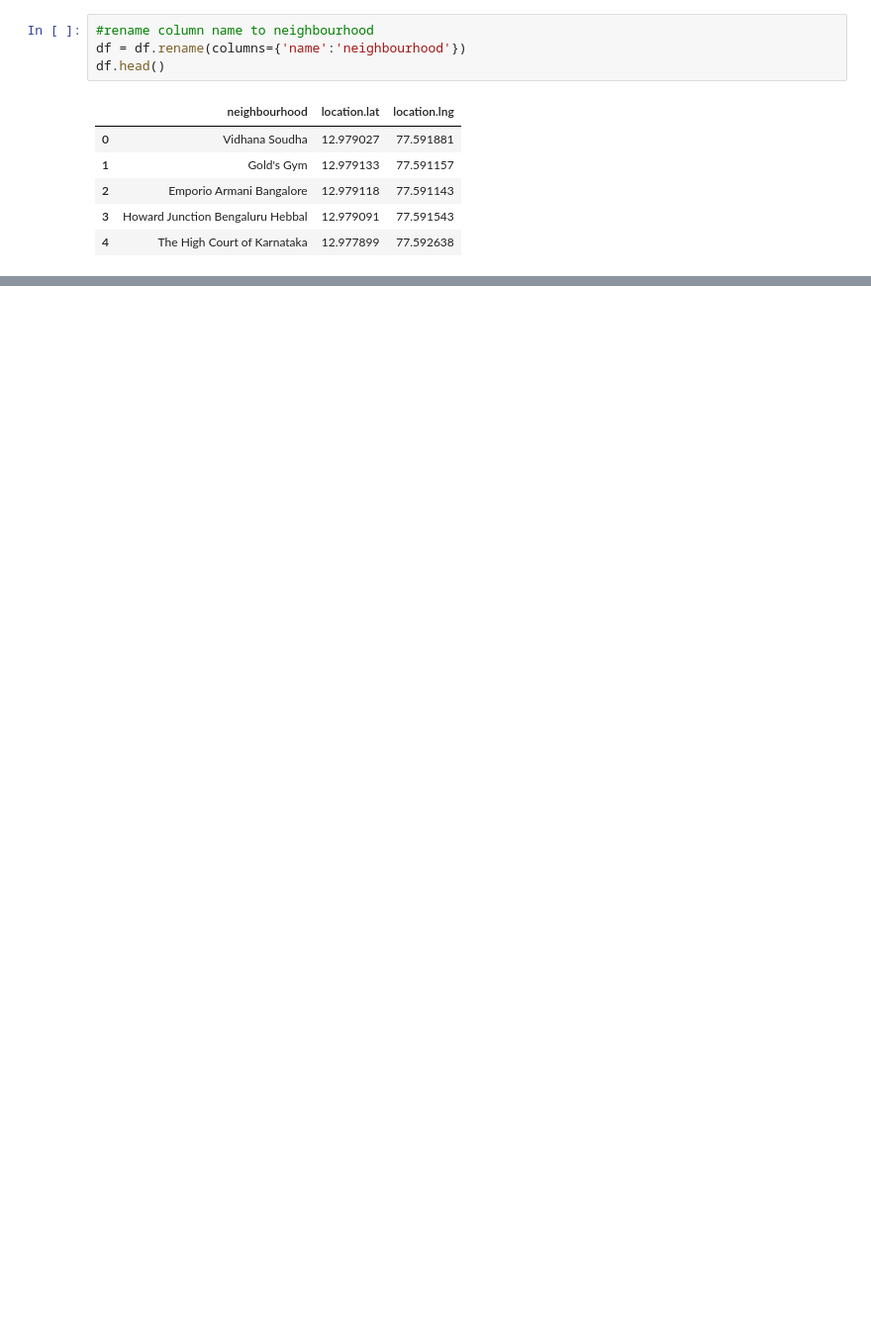
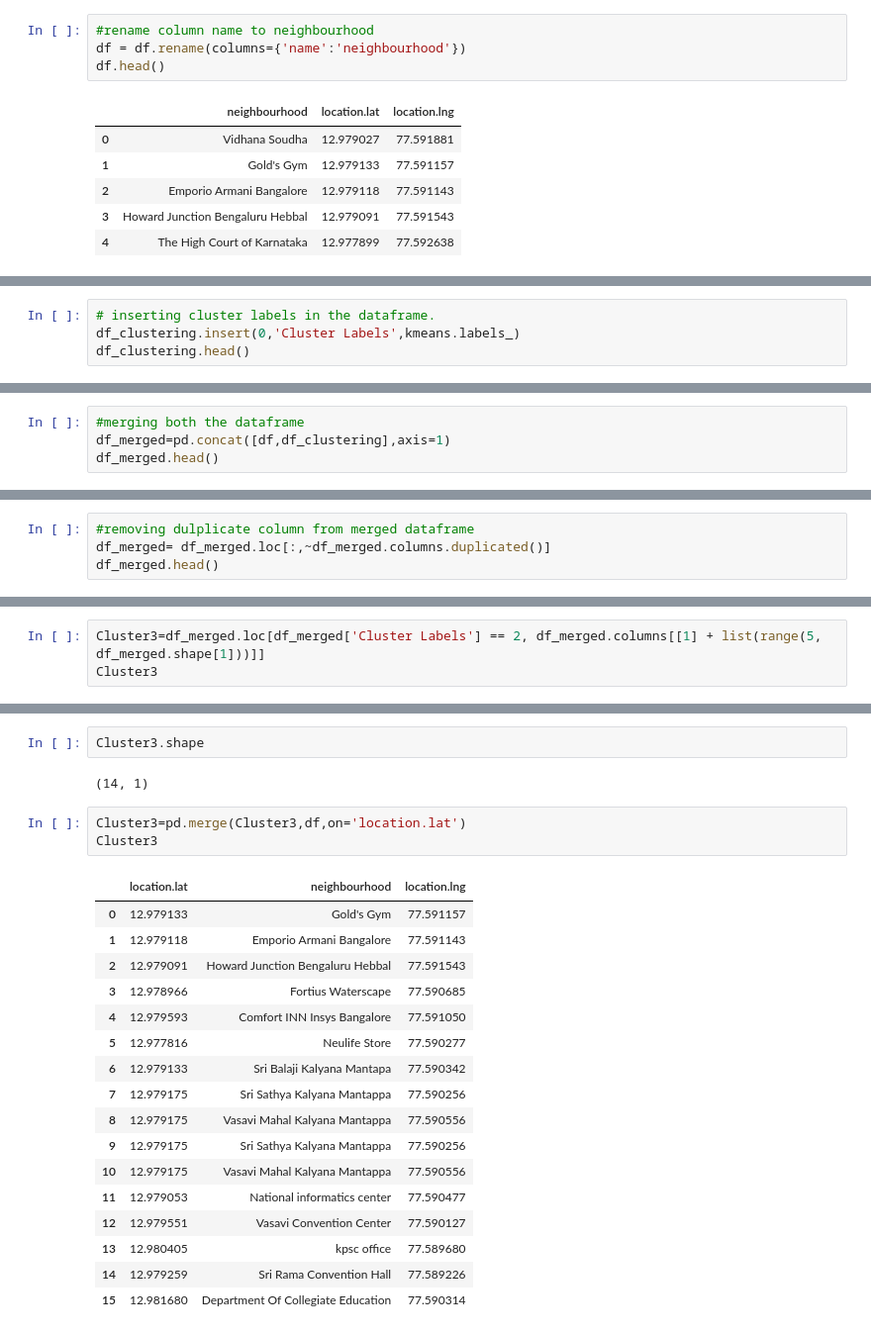
Before and after one commit to amysamy18/Coursera_Capstone, a Jupyter notebook: Capstone project-The Battle of Neighbourhoods.ipynb, the cells around one changed output, grey strips where cells are left out. Shown: that part at 99% size. Cells and saved outputs as stored; diff of their text form; blank space fills up the shorter version.

```diff
--- a/Capstone project-The Battle of Neighbourhoods.ipynb
+++ b/Capstone project-The Battle of Neighbourhoods.ipynb
@@ -134,0 +184,4 @@ df.head()
+# %%
+# inserting cluster labels in the dataframe.
+df_clustering.insert(0,'Cluster Labels',kmeans.labels_)
+df_clustering.head()
@@ -134,0 +195,4 @@ df.head()
+# %%
+#merging both the dataframe
+df_merged=pd.concat([df,df_clustering],axis=1)
+df_merged.head()
@@ -134,0 +206,4 @@ df.head()
+# %%
+#removing dulplicate column from merged dataframe
+df_merged= df_merged.loc[:,~df_merged.columns.duplicated()]
+df_merged.head()
@@ -134,0 +323,3 @@ df.head()
+# %%
+Cluster3=df_merged.loc[df_merged['Cluster Labels'] == 2, df_merged.columns[[1] + list(range(5, df_merged.shape[1]))]]
+Cluster3
@@ -134,0 +342,25 @@ df.head()
+# %%
+Cluster3.shape
+# %% [output]
+(14, 1)
+# %%
+Cluster3=pd.merge(Cluster3,df,on='location.lat')
+Cluster3
+# %% [output]
+|  | location.lat | neighbourhood | location.lng |
+| 0 | 12.979133 | Gold's Gym | 77.591157 |
+| 1 | 12.979118 | Emporio Armani Bangalore | 77.591143 |
+| 2 | 12.979091 | Howard Junction Bengaluru Hebbal | 77.591543 |
+| 3 | 12.978966 | Fortius Waterscape | 77.590685 |
+| 4 | 12.979593 | Comfort INN Insys Bangalore | 77.591050 |
+| 5 | 12.977816 | Neulife Store | 77.590277 |
+| 6 | 12.979133 | Sri Balaji Kalyana Mantapa | 77.590342 |
+| 7 | 12.979175 | Sri Sathya Kalyana Mantappa | 77.590256 |
+| 8 | 12.979175 | Vasavi Mahal Kalyana Mantappa | 77.590556 |
+| 9 | 12.979175 | Sri Sathya Kalyana Mantappa | 77.590256 |
+| 10 | 12.979175 | Vasavi Mahal Kalyana Mantappa | 77.590556 |
+| 11 | 12.979053 | National informatics center | 77.590477 |
+| 12 | 12.979551 | Vasavi Convention Center | 77.590127 |
+| 13 | 12.980405 | kpsc office | 77.589680 |
+| 14 | 12.979259 | Sri Rama Convention Hall | 77.589226 |
+| 15 | 12.981680 | Department Of Collegiate Education | 77.590314 |
```
Also changed, not shown: parts of 31 cells of this notebook.
